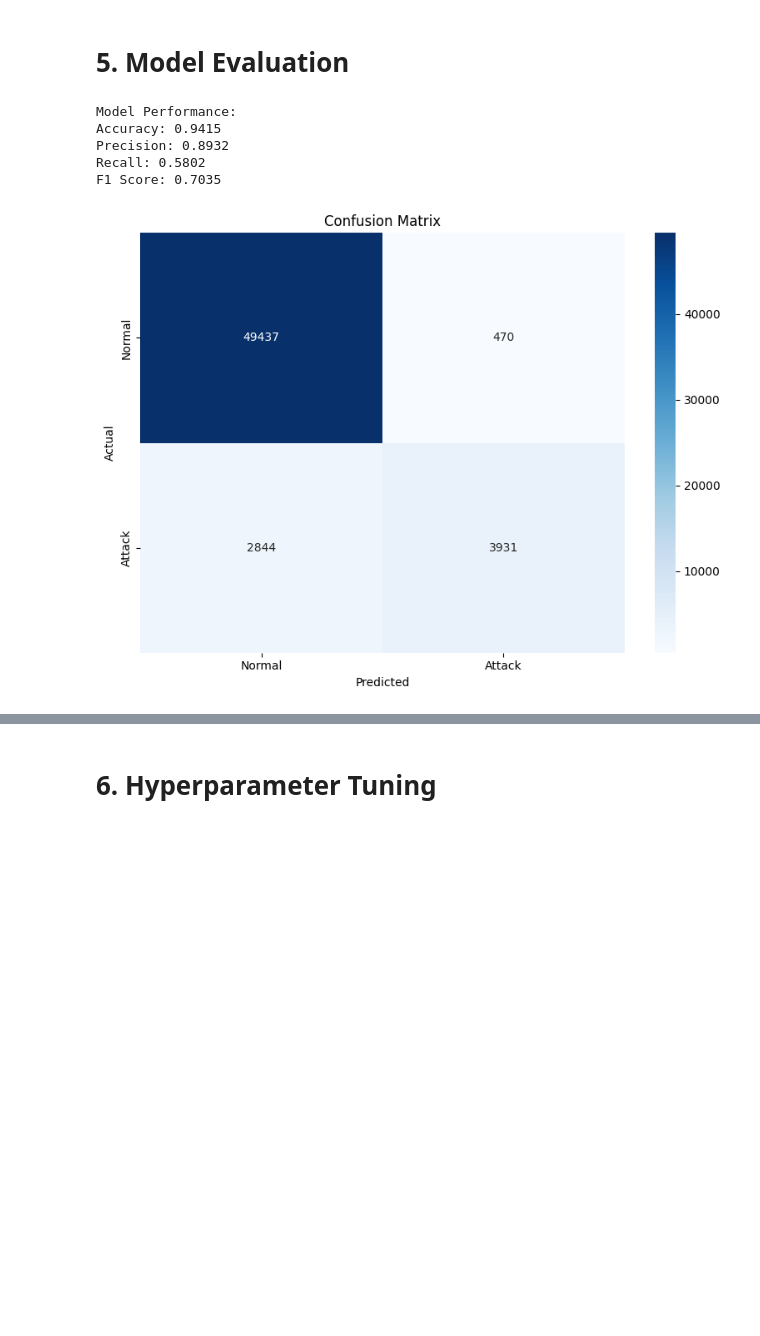
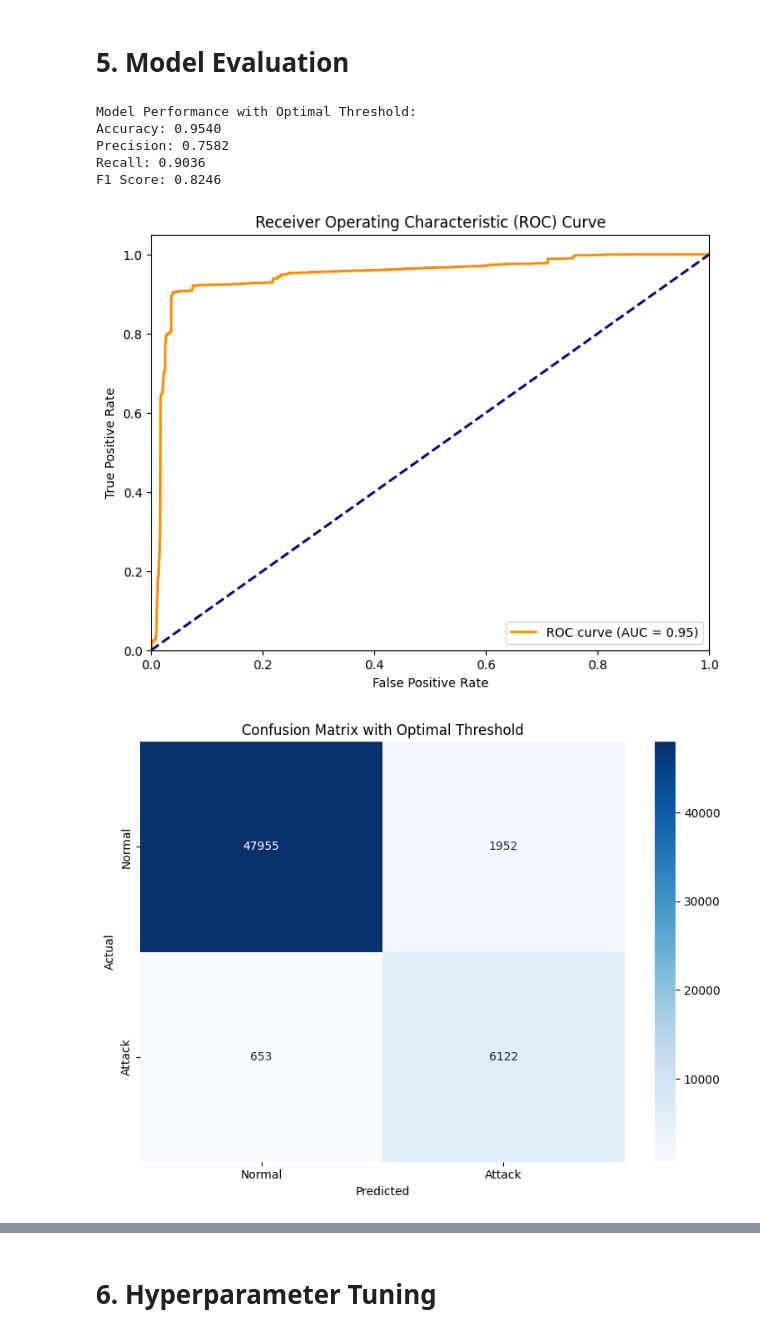
Before and after one commit to ahmedokka29/Network-Intrusion-Detection-System-Using-OneClassSVM, a Jupyter notebook: notebook.ipynb, the cells around one changed output, grey strips where cells are left out. Drawn from its saved outputs; the diff is of its cells as text; code cells hidden in the pictures; blank space fills up the shorter version.

```diff
--- a/notebook.ipynb
+++ b/notebook.ipynb
@@ -27,11 +19,13 @@ Path to dataset files: /kaggle/input/network-anomaly-detection-dataset
 # %% [markdown]
 # 1. Data Loading
 # %%
-# Load the dataset
+csv_path = "./sampled_NF-CSE-CIC-IDS2018-v2.csv"
+features_path = "/NetFlow_v2_Features.csv"
+
 file_path = csv_path
 df = pd.read_csv(file_path)
 
-# Display basic information
+
 print(f"Dataset shape: {df.shape}")
 print(f"\nClass distribution:\n{df['Label'].value_counts()}")
 print(f"\nAttack categories:\n{df['Attack_Category'].value_counts()}")
@@ -164,49 +160,64 @@ Training OneClassSVM...
 # %% [markdown]
 # 5. Model Evaluation
 # %%
-# Calculate performance metrics
-accuracy = accuracy_score(y_test, y_pred_binary)
-precision, recall, f1, _ = precision_recall_fscore_support(y_test, y_pred_binary, average='binary')
+accuracy = accuracy_score(y_test, y_pred_test)
+precision, recall, f1, _ = precision_recall_fscore_support(
+    y_test, y_pred_test, average='binary')
 
-print("\nModel Performance:")
+print("\nModel Performance with Optimal Threshold:")
 print(f"Accuracy: {accuracy:.4f}")
 print(f"Precision: {precision:.4f}")
 print(f"Recall: {recall:.4f}")
 print(f"F1 Score: {f1:.4f}")
 
-# Confusion Matrix
-cm = confusion_matrix(y_test, y_pred_binary)
+
+plt.figure(figsize=(8, 6))
+plt.plot(fpr, tpr, color='darkorange', lw=2,
+         label=f'ROC curve (AUC = {auc(fpr, tpr):.2f})')
+plt.plot([0, 1], [0, 1], color='navy', lw=2, linestyle='--')
+plt.xlim([0.0, 1.0])
+plt.ylim([0.0, 1.05])
+plt.xlabel('False Positive Rate')
+plt.ylabel('True Positive Rate')
+plt.title('Receiver Operating Characteristic (ROC) Curve')
+plt.legend(loc="lower right")
+plt.show()
+
+
+cm = confusion_matrix(y_test, y_pred_test)
 plt.figure(figsize=(8, 6))
 sns.heatmap(cm, annot=True, fmt='d', cmap='Blues',
             xticklabels=['Normal', 'Attack'],
             yticklabels=['Normal', 'Attack'])
 plt.xlabel('Predicted')
 plt.ylabel('Actual')
-plt.title('Confusion Matrix')
+plt.title('Confusion Matrix with Optimal Threshold')
 plt.tight_layout()
 plt.show()
 
-# Detailed classification report
-print("\nClassification Report:")
-print(classification_report(y_test, y_pred_binary, target_names=['Normal', 'Attack']))
 
-# Feature importance analysis
+print("\nClassification Report with Optimal Threshold:")
+print(classification_report(y_test, y_pred_test,
+      target_names=['Normal', 'Attack']))
+
+
 if hasattr(ocsvm, 'coef_'):
     feature_importance = np.abs(ocsvm.coef_[0])
     feature_names = selected_features.tolist()
 
-    # Plot feature importance
     plt.figure(figsize=(12, 8))
     sorted_idx = np.argsort(feature_importance)
-    plt.barh(range(len(sorted_idx)), feature_importance[sorted_idx], align='center')
+    plt.barh(range(len(sorted_idx)),
+             feature_importance[sorted_idx], align='center')
     plt.yticks(range(len(sorted_idx)), [feature_names[i] for i in sorted_idx])
     plt.title('Feature Importance (OneClassSVM)')
     plt.tight_layout()
     plt.show()
 # %% [output]
-Model Performance:
-Accuracy: 0.9415
-Precision: 0.8932
-Recall: 0.5802
-F1 Score: 0.7035
+Model Performance with Optimal Threshold:
+Accuracy: 0.9540
+Precision: 0.7582
+Recall: 0.9036
+F1 Score: 0.8246
-[figure, old version]
+[figure, new version]
+[figure, added]
```
Also changed, not shown: parts of 8 cells of this notebook, 5 other files.
